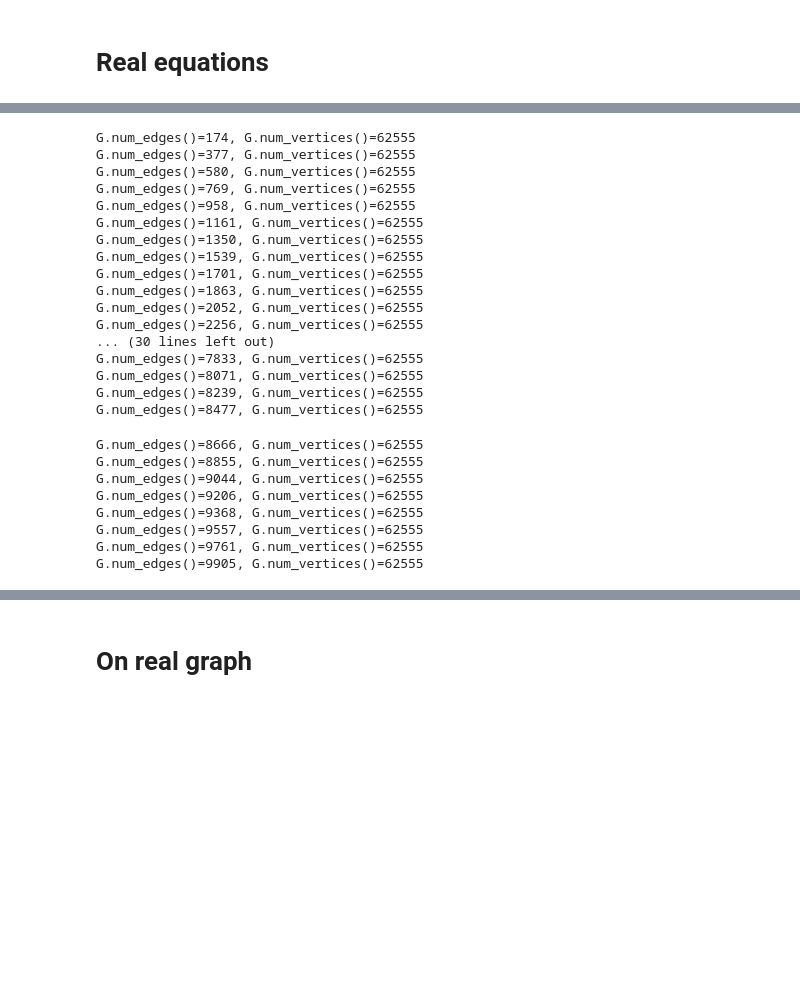
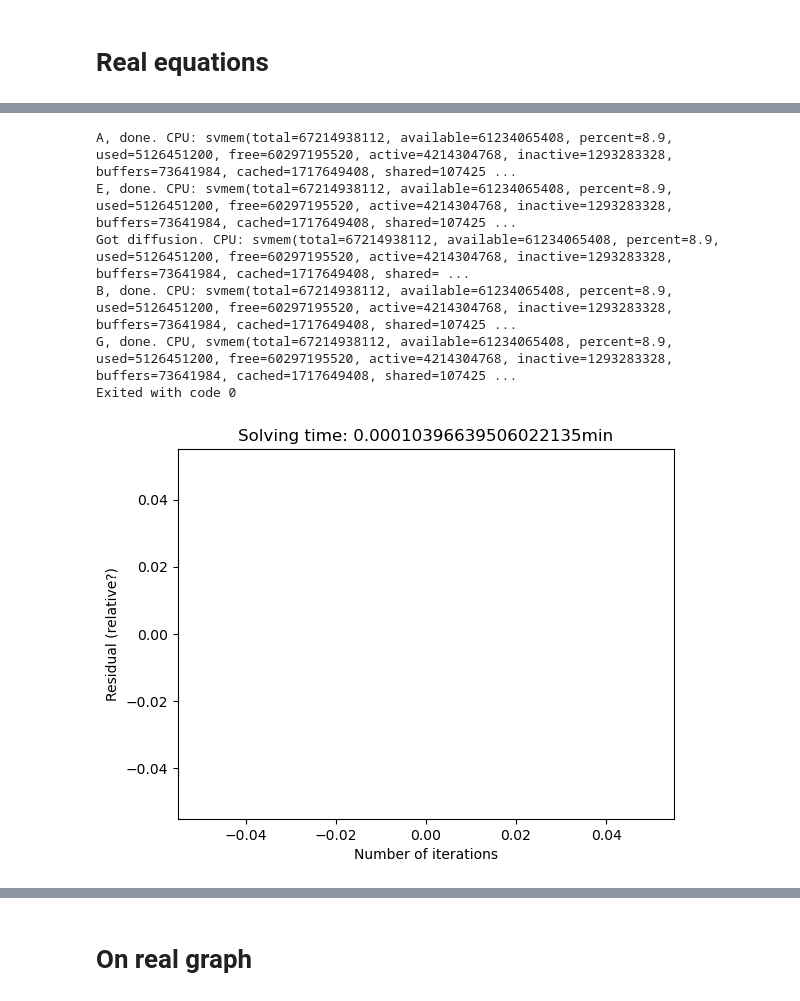
Before and after one commit to remihndz/Macular-Oxygenation, a Jupyter notebook: Oxygen-Voxel-Method/src/TestingTheLinearSystems.ipynb, the cells around one changed output, grey strips where cells are left out. Drawn from its saved outputs; the diff is of its cells as text; code cells hidden in the pictures; blank space fills up the shorter version.

```diff
--- a/Oxygen-Voxel-Method/src/TestingTheLinearSystems.ipynb
+++ b/Oxygen-Voxel-Method/src/TestingTheLinearSystems.ipynb
@@ -406,40 +404,37 @@ CV._vessels.ep['q'] = q
 # %%
 from LinearSystems import MakeCouplingMatrices, MakeAll
 C2v, C2t, S = MakeCouplingMatrices(CV, h_v)
+nCV, nT = CV._vessels.num_vertices(), CV.grid.size
+
 K, y = MakeAll(CV, C2v, C2t, S, cIn, ctBC,
                Gamma_t=Gamma_t, Gamma_v=Gamma_v, h_v=h_v, k_t=k_t)
-K = sp.bmat(K).tocsr()
+# K = sp.bmat(K).tocsr()
 y = np.hstack(y)
+def mv(v):
+    return np.hstack(
+        (K[0][0]@v[:nCV]+K[0][1]@v[nCV:],
+         K[1][0]@v[:nCV]+K[1][1]@v[nCV:])
+        )
+A = spl.LinearOperator((nCV+nT, nCV+nT), matvec=mv)
 
-x = spl.spsolve(K,y)
-oldcv = cv.copy()
+with gmres_counter() as callback:
+    x, code = spl.gmres(A, y, callback=callback, maxiter=2000)
+    print("Exited with code", code)
+# x = spl.spsolve(K,y)
+
+try:
+    oldcv = cv.copy()
+except NameError:
+    pass
 cv, ct = x[:CV._vessels.num_vertices()], x[CV._vessels.num_vertices():]
 # %% [output]
-G.num_edges()=174, G.num_vertices()=62555
-G.num_edges()=377, G.num_vertices()=62555
-G.num_edges()=580, G.num_vertices()=62555
-G.num_edges()=769, G.num_vertices()=62555
-G.num_edges()=958, G.num_vertices()=62555
-G.num_edges()=1161, G.num_vertices()=62555
-G.num_edges()=1350, G.num_vertices()=62555
-G.num_edges()=1539, G.num_vertices()=62555
-G.num_edges()=1701, G.num_vertices()=62555
-G.num_edges()=1863, G.num_vertices()=62555
-G.num_edges()=2052, G.num_vertices()=62555
-G.num_edges()=2256, G.num_vertices()=62555
-... (30 lines left out)
-G.num_edges()=7833, G.num_vertices()=62555
-G.num_edges()=8071, G.num_vertices()=62555
-G.num_edges()=8239, G.num_vertices()=62555
-G.num_edges()=8477, G.num_vertices()=62555
+A, done. CPU: svmem(total=67214938112, available=61234065408, percent=8.9, used=5126451200, free=60297195520, active=4214304768, inactive=1293283328, buffers=73641984, cached=1717649408, shared=107425 ...
+E, done. CPU: svmem(total=67214938112, available=61234065408, percent=8.9, used=5126451200, free=60297195520, active=4214304768, inactive=1293283328, buffers=73641984, cached=1717649408, shared=107425 ...
+Got diffusion. CPU: svmem(total=67214938112, available=61234065408, percent=8.9, used=5126451200, free=60297195520, active=4214304768, inactive=1293283328, buffers=73641984, cached=1717649408, shared= ...
+B, done. CPU: svmem(total=67214938112, available=61234065408, percent=8.9, used=5126451200, free=60297195520, active=4214304768, inactive=1293283328, buffers=73641984, cached=1717649408, shared=107425 ...
+G, done. CPU, svmem(total=67214938112, available=61234065408, percent=8.9, used=5126451200, free=60297195520, active=4214304768, inactive=1293283328, buffers=73641984, cached=1717649408, shared=107425 ...
+Exited with code 0
-G.num_edges()=8666, G.num_vertices()=62555
-G.num_edges()=8855, G.num_vertices()=62555
-G.num_edges()=9044, G.num_vertices()=62555
-G.num_edges()=9206, G.num_vertices()=62555
-G.num_edges()=9368, G.num_vertices()=62555
-G.num_edges()=9557, G.num_vertices()=62555
-G.num_edges()=9761, G.num_vertices()=62555
-G.num_edges()=9905, G.num_vertices()=62555
+[figure, added]
 # %%
 print(cv.min()/alpha)
 
```
Also changed, not shown: parts of 30 cells of this notebook, 2 other files.
